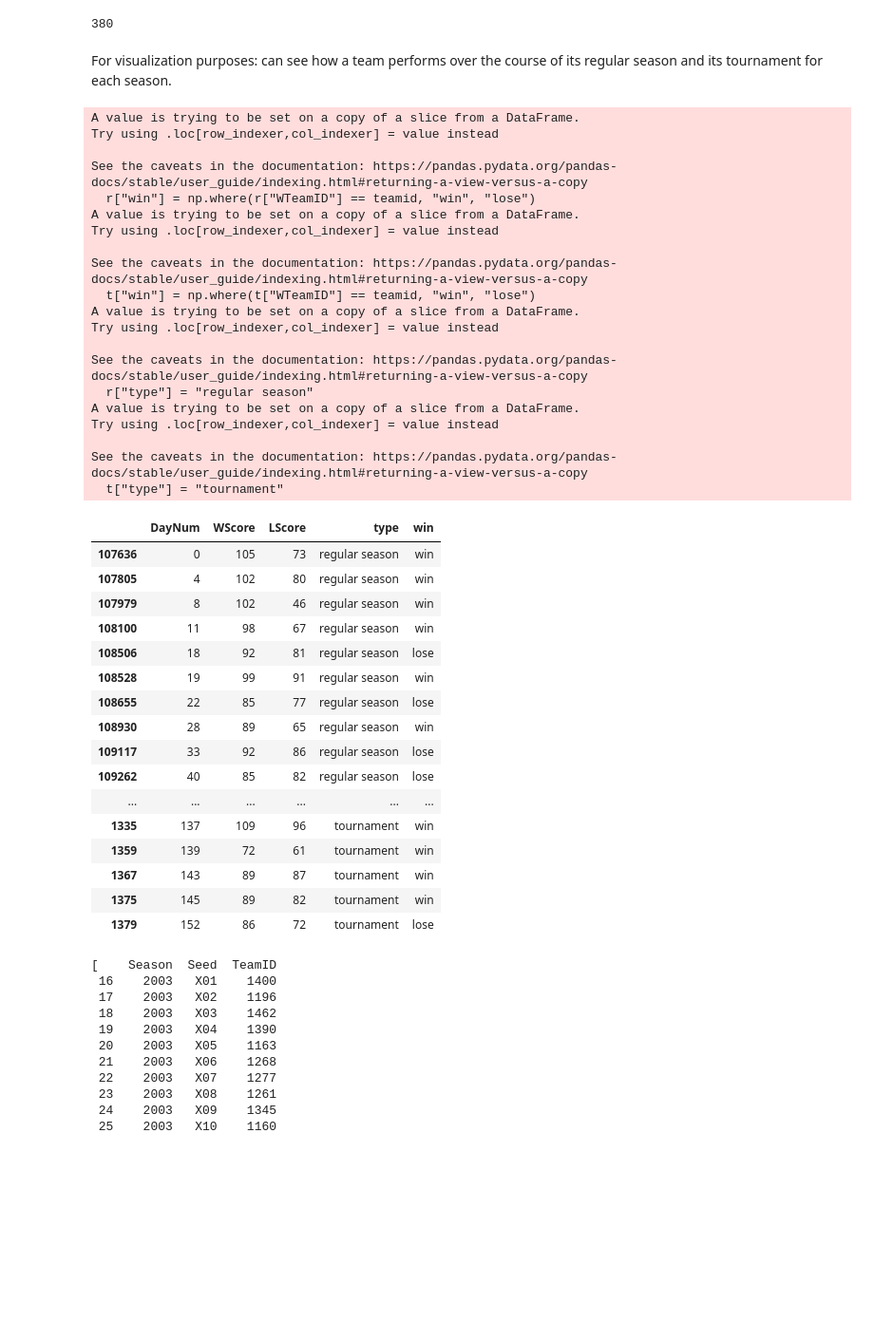
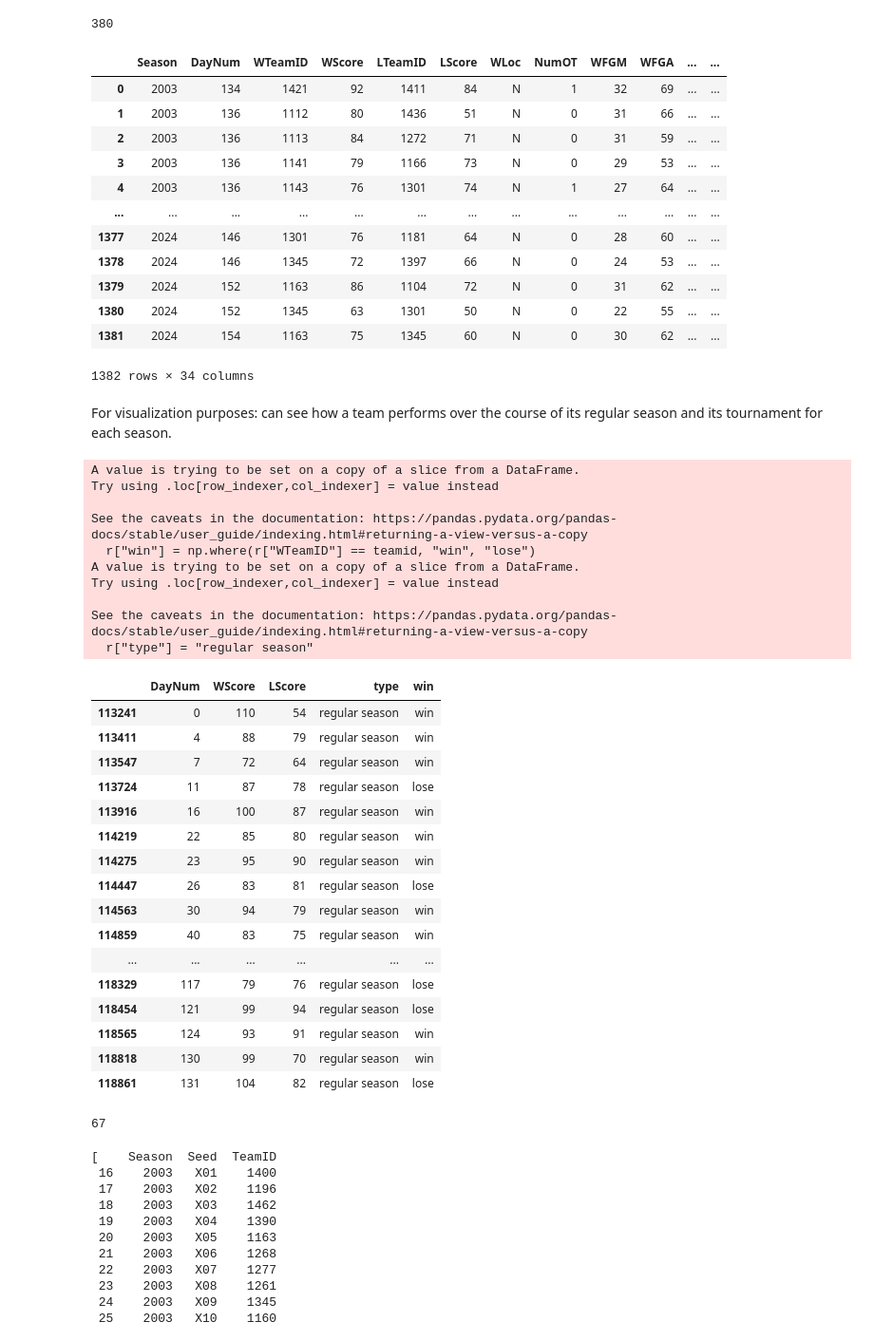
Before and after one commit to ecw70574/data_mining_course_project, a Jupyter notebook: TestingMerge.ipynb, the cells around one changed output. Shown: that part at 95% size. Drawn from its saved outputs; the diff is of its cells as text; code cells hidden in the pictures; blank space fills up the shorter version.

```diff
--- a/TestingMerge.ipynb
+++ b/TestingMerge.ipynb
@@ -41,67 +42,78 @@ print(min(seeds["Season"].value_counts().index))
 teams["TeamID"].nunique()
 # %% [output]
 380
+# %%
+tourney_results
+# %% [output]
+|  | Season | DayNum | WTeamID | WScore | LTeamID | LScore | WLoc | NumOT | WFGM | WFGA | ... | ... |
+| 0 | 2003 | 134 | 1421 | 92 | 1411 | 84 | N | 1 | 32 | 69 | ... | ... |
+| 1 | 2003 | 136 | 1112 | 80 | 1436 | 51 | N | 0 | 31 | 66 | ... | ... |
+| 2 | 2003 | 136 | 1113 | 84 | 1272 | 71 | N | 0 | 31 | 59 | ... | ... |
+| 3 | 2003 | 136 | 1141 | 79 | 1166 | 73 | N | 0 | 29 | 53 | ... | ... |
+| 4 | 2003 | 136 | 1143 | 76 | 1301 | 74 | N | 1 | 27 | 64 | ... | ... |
+| ... | ... | ... | ... | ... | ... | ... | ... | ... | ... | ... | ... | ... |
+| 1377 | 2024 | 146 | 1301 | 76 | 1181 | 64 | N | 0 | 28 | 60 | ... | ... |
+| 1378 | 2024 | 146 | 1345 | 72 | 1397 | 66 | N | 0 | 24 | 53 | ... | ... |
+| 1379 | 2024 | 152 | 1163 | 86 | 1104 | 72 | N | 0 | 31 | 62 | ... | ... |
+| 1380 | 2024 | 152 | 1345 | 63 | 1301 | 50 | N | 0 | 22 | 55 | ... | ... |
+| 1381 | 2024 | 154 | 1163 | 75 | 1345 | 60 | N | 0 | 30 | 62 | ... | ... |
+1382 rows × 34 columns
 # %% [markdown]
 For visualization purposes: can see how a team performs over the course of its regular season and its tournament for each season.
 # %%
 # let's take one random team and see its journey during the 2024 season
-season = 2024
+season = 2025
 teamid = 1104
 
 # showing regular season going into the tournament and tournament data for the year
 r = regular_results.loc[
     (regular_results["Season"] == season)
     & ((regular_results["WTeamID"] == teamid) | (regular_results["LTeamID"] == teamid))
 ]
 t = tourney_results.loc[
     (tourney_results["Season"] == season)
     & ((tourney_results["WTeamID"] == teamid) | (tourney_results["LTeamID"] == teamid))
 ]
 r["win"] = np.where(r["WTeamID"] == teamid, "win", "lose")
 t["win"] = np.where(t["WTeamID"] == teamid, "win", "lose")
 r["type"] = "regular season"
 t["type"] = "tournament"
 
 rt = pd.concat([r, t])
 rt[["DayNum", "WScore", "LScore", "type", "win"]]
 # %% [output]
 A value is trying to be set on a copy of a slice from a DataFrame.
 Try using .loc[row_indexer,col_indexer] = value instead
 
 See the caveats in the documentation: https://pandas.pydata.org/pandas-docs/stable/user_guide/indexing.html#returning-a-view-versus-a-copy
   r["win"] = np.where(r["WTeamID"] == teamid, "win", "lose")
 A value is trying to be set on a copy of a slice from a DataFrame.
 Try using .loc[row_indexer,col_indexer] = value instead
 
 See the caveats in the documentation: https://pandas.pydata.org/pandas-docs/stable/user_guide/indexing.html#returning-a-view-versus-a-copy
-  t["win"] = np.where(t["WTeamID"] == teamid, "win", "lose")
-A value is trying to be set on a copy of a slice from a DataFrame.
-Try using .loc[row_indexer,col_indexer] = value instead
-
-See the caveats in the documentation: https://pandas.pydata.org/pandas-docs/stable/user_guide/indexing.html#returning-a-view-versus-a-copy
   r["type"] = "regular season"
-A value is trying to be set on a copy of a slice from a DataFrame.
-Try using .loc[row_indexer,col_indexer] = value instead
-
-See the caveats in the documentation: https://pandas.pydata.org/pandas-docs/stable/user_guide/indexing.html#returning-a-view-versus-a-copy
-  t["type"] = "tournament"
 |  | DayNum | WScore | LScore | type | win |
-| 107636 | 0 | 105 | 73 | regular season | win |
-| 107805 | 4 | 102 | 80 | regular season | win |
-| 107979 | 8 | 102 | 46 | regular season | win |
-| 108100 | 11 | 98 | 67 | regular season | win |
-| 108506 | 18 | 92 | 81 | regular season | lose |
-| 108528 | 19 | 99 | 91 | regular season | win |
-| 108655 | 22 | 85 | 77 | regular season | lose |
-| 108930 | 28 | 89 | 65 | regular season | win |
-| 109117 | 33 | 92 | 86 | regular season | lose |
-| 109262 | 40 | 85 | 82 | regular season | lose |
+| 113241 | 0 | 110 | 54 | regular season | win |
+| 113411 | 4 | 88 | 79 | regular season | win |
+| 113547 | 7 | 72 | 64 | regular season | win |
+| 113724 | 11 | 87 | 78 | regular season | lose |
+| 113916 | 16 | 100 | 87 | regular season | win |
+| 114219 | 22 | 85 | 80 | regular season | win |
+| 114275 | 23 | 95 | 90 | regular season | win |
+| 114447 | 26 | 83 | 81 | regular season | lose |
+| 114563 | 30 | 94 | 79 | regular season | win |
+| 114859 | 40 | 83 | 75 | regular season | win |
 | ... | ... | ... | ... | ... | ... |
-| 1335 | 137 | 109 | 96 | tournament | win |
-| 1359 | 139 | 72 | 61 | tournament | win |
-| 1367 | 143 | 89 | 87 | tournament | win |
-| 1375 | 145 | 89 | 82 | tournament | win |
-| 1379 | 152 | 86 | 72 | tournament | lose |
+| 118329 | 117 | 79 | 76 | regular season | lose |
+| 118454 | 121 | 99 | 94 | regular season | lose |
+| 118565 | 124 | 93 | 91 | regular season | win |
+| 118818 | 130 | 99 | 70 | regular season | win |
+| 118861 | 131 | 104 | 82 | regular season | lose |
+# %%
+len(tourney_results[tourney_results["Season"] == 2023])
+# 67 games in tournament
+# %% [output]
+67
 # %%
 # Looking into format of "seeds" table
 seeds.reset_index(drop=True, inplace=True)
```
Also changed, not shown: parts of 44 cells of this notebook.
